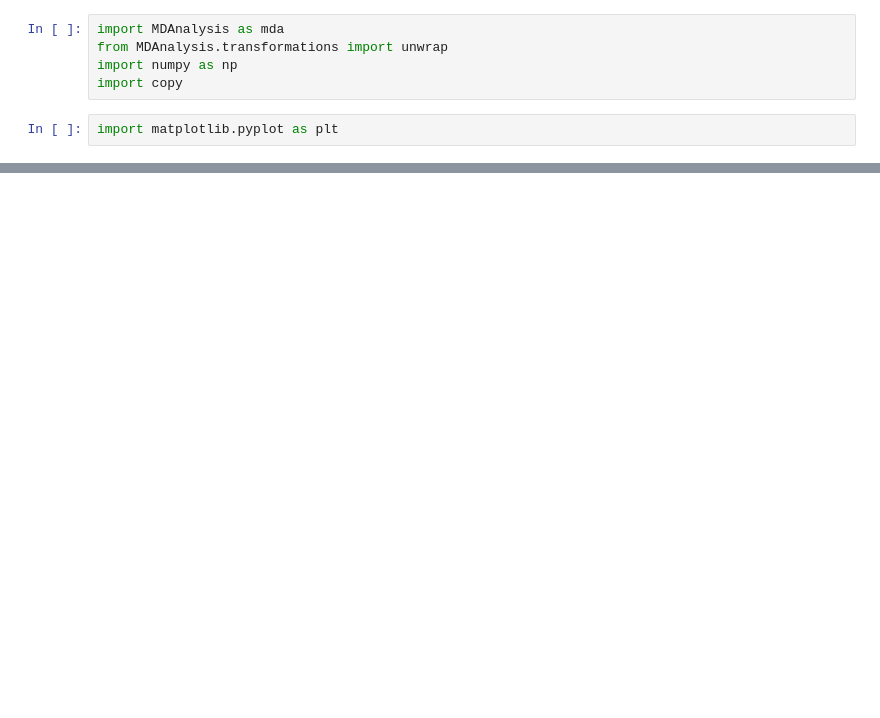
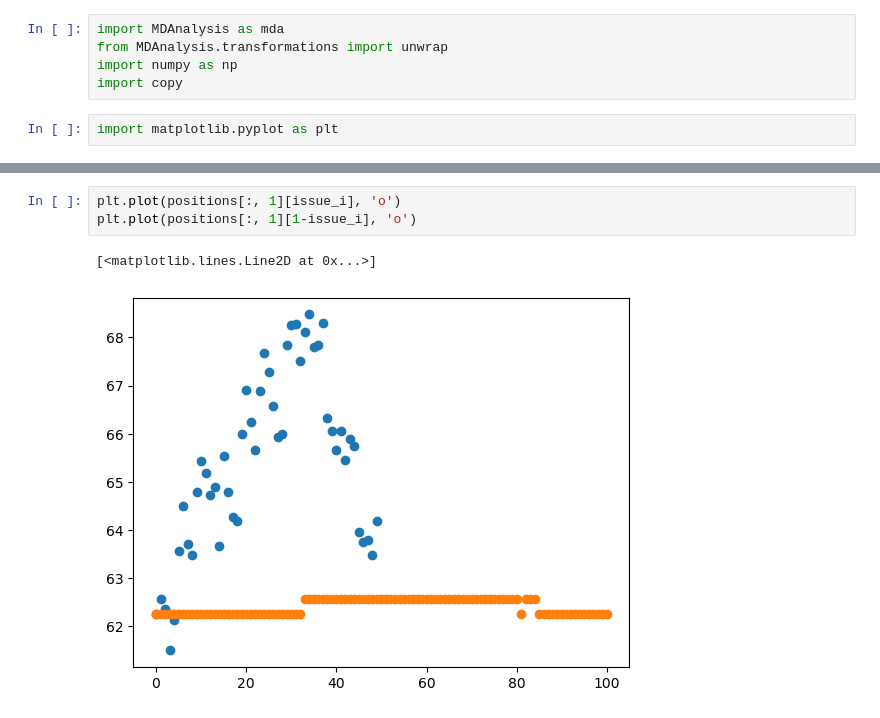
Before and after one commit to simongravelle/gallery, a Jupyter notebook: scripts/2024-05-12-POLYMER/from-wrapped-to-mol.ipynb, the cells around one changed output, grey strips where cells are left out. Saved outputs shown, nothing was run; the diff lists cells and outputs as text; blank space fills up the shorter version.

```diff
--- a/scripts/2024-05-12-POLYMER/from-wrapped-to-mol.ipynb
+++ b/scripts/2024-05-12-POLYMER/from-wrapped-to-mol.ipynb
@@ -74,2 +55,8 @@ array([23.099136, 23.099136, 23.099136], dtype=float32)
+# %%
+plt.plot(positions[:, 1][issue_i], 'o')
+plt.plot(positions[:, 1][1-issue_i], 'o')
+# %% [output]
+[<matplotlib.lines.Line2D at 0x...>]
+[figure, added]
 # %%
 com < dims<2
```
Also changed, not shown: parts of 12 cells of this notebook, 1 other file.
